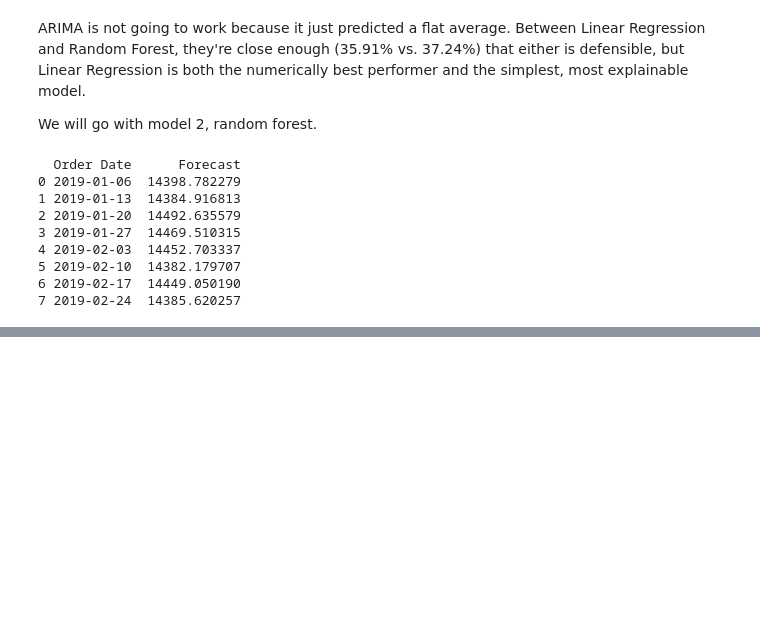
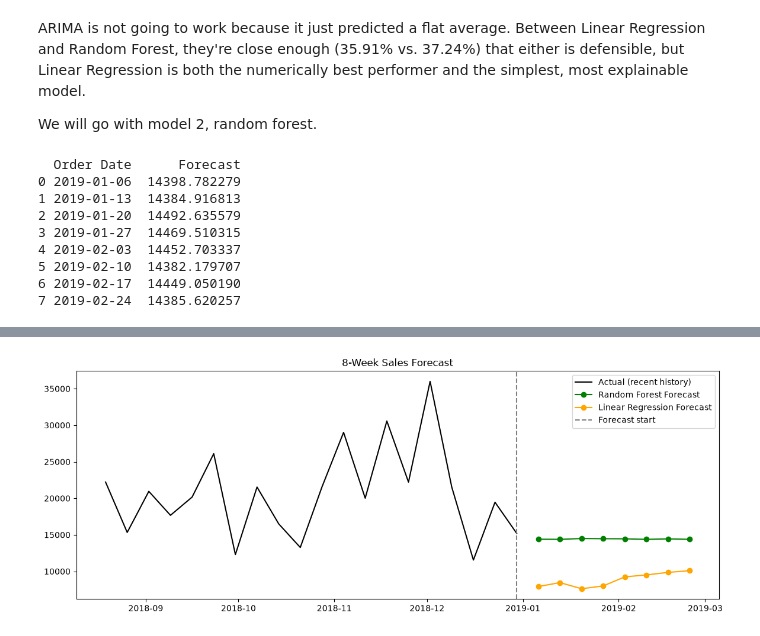
Before and after one commit to leanmuzveba/FUTURE_ML_01, a Jupyter notebook: notebooks/01_forecasting.ipynb, the cells around one changed output, grey strips where cells are left out. Drawn from its saved outputs; the diff is of its cells as text; code cells hidden in the pictures; blank space fills up the shorter version.

Commit message:
Retrain Linear Reg model

```diff
--- a/notebooks/01_forecasting.ipynb
+++ b/notebooks/01_forecasting.ipynb
@@ -360,3 +360,28 @@ print(future_df)
 5 2019-02-10  14382.179707
 6 2019-02-17  14449.050190
 7 2019-02-24  14385.620257
+# %%
+# Retrain Linear Regression on ALL available weeks (same as we did for the final Random Forest)
+final_lr_model = LinearRegression()
+final_lr_model.fit(X, y)
+
+# Same recursive forecast loop, same future_dates, but using the linear model
+lr_history = weekly_sales['Sales'].tolist()
+lr_future_preds = []
+
+for i, date in enumerate(future_dates):
+    row = {
+        'month': date.month,
+        'time_idx': len(weekly_sales) + i,
+        'week_of_year': date.isocalendar()[1],
+        'lag_1': lr_history[-1],
+        'lag_4': lr_history[-4],
+        'rolling_mean_4': np.mean(lr_history[-4:]),
+    }
+    X_future = pd.DataFrame([row])[feature_cols]
+    pred = final_lr_model.predict(X_future)[0]
+    lr_future_preds.append(pred)
+    lr_history.append(pred)
+
+future_df['LR_Forecast'] = lr_future_preds
+print(future_df)
@@ -362,0 +398,16 @@ print(future_df)
+# %%
+plt.figure(figsize=(14,5))
+
+# last ~20 weeks of actual history for context
+recent = weekly_sales.tail(20)
+plt.plot(recent['Order Date'], recent['Sales'], label='Actual (recent history)', color='black')
+
+plt.plot(future_df['Order Date'], future_df['Forecast'], label='Random Forest Forecast', marker='o', color='green')
+plt.plot(future_df['Order Date'], future_df['LR_Forecast'], label='Linear Regression Forecast', marker='o', color='orange')
+
+plt.axvline(x=weekly_sales['Order Date'].max(), color='gray', linestyle='--', label='Forecast start')
+plt.legend()
+plt.title('8-Week Sales Forecast')
+plt.show()
+# %% [output]
+[figure, added]
```
Also changed, not shown: parts of 1 cell of this notebook, 1 other file.
